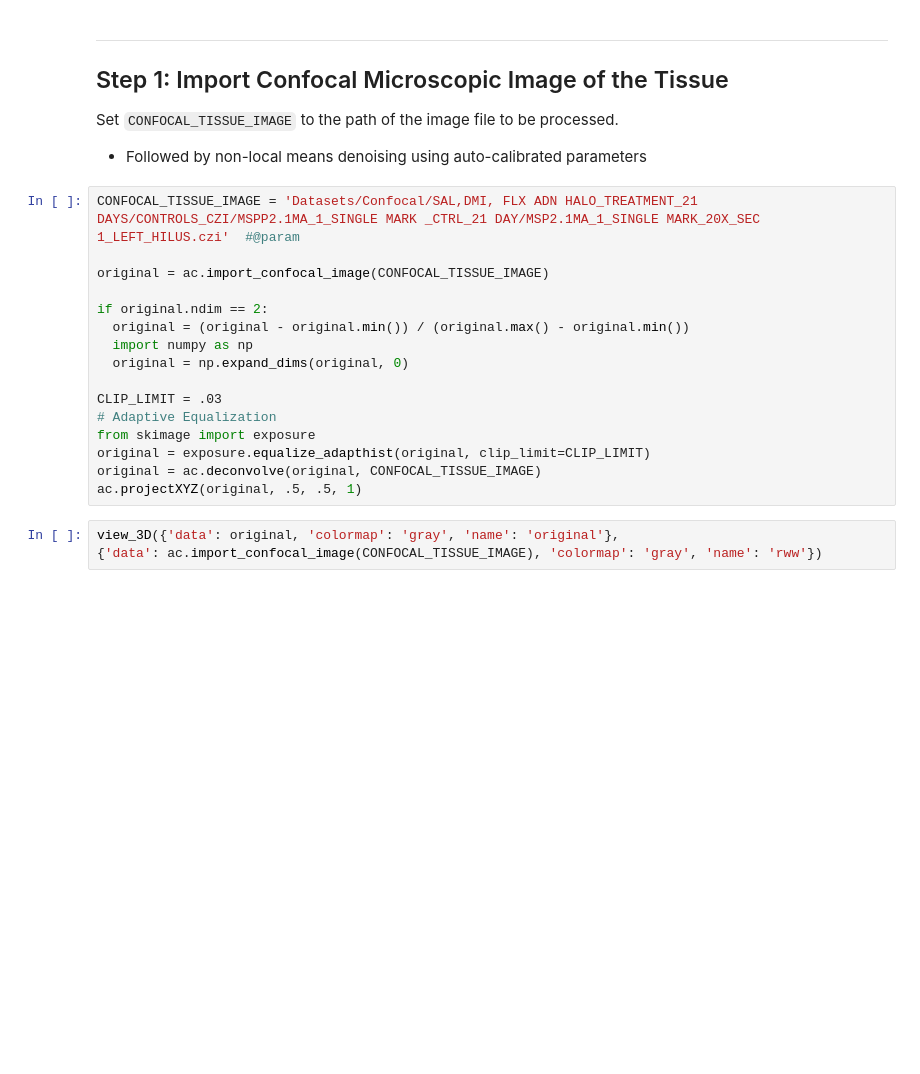
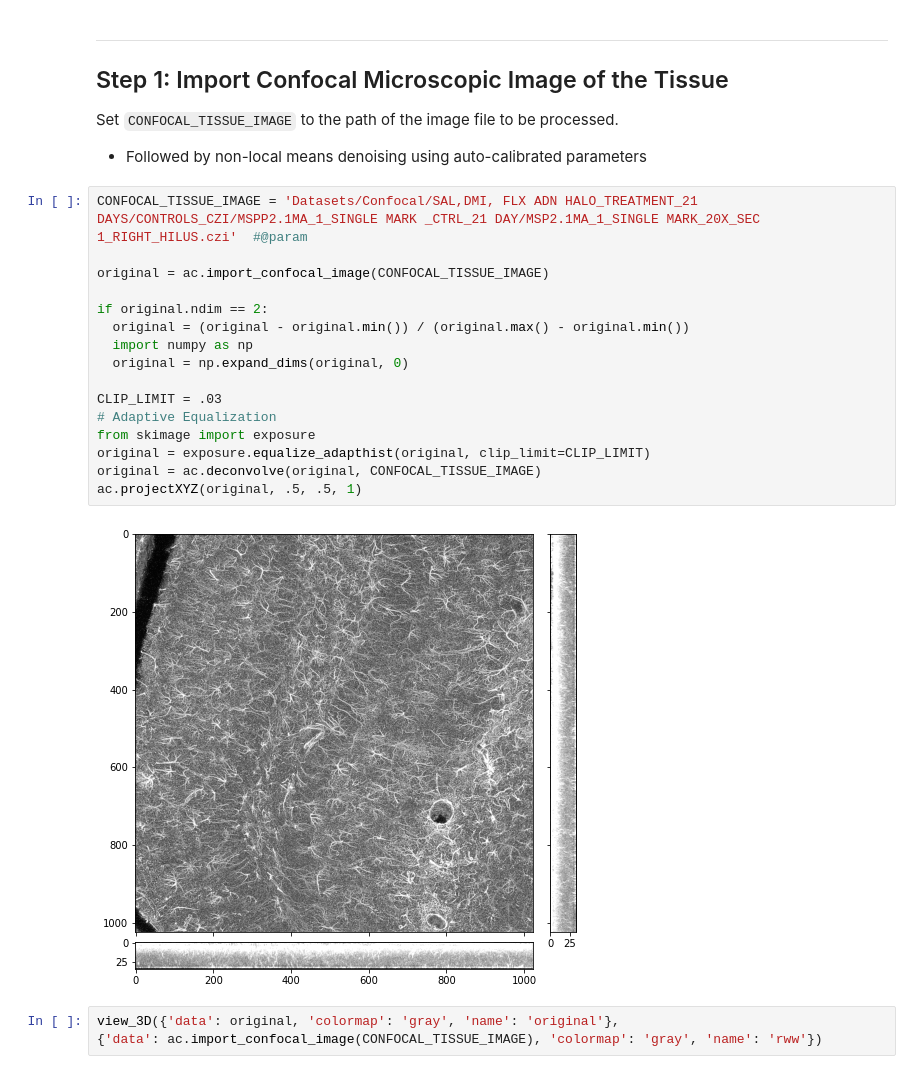
Before and after one commit to swanandlab/SMorph, a Jupyter notebook: autocrop.ipynb, the cells around one changed output. Saved outputs shown, nothing was run; the diff lists cells and outputs as text; blank space fills up the shorter version.

```diff
--- a/autocrop.ipynb
+++ b/autocrop.ipynb
@@ -45,21 +45,23 @@ def view_3D(*args):
 Set `CONFOCAL_TISSUE_IMAGE` to the path of the image file to be processed.
 - Followed by non-local means denoising using auto-calibrated parameters
 # %%
-CONFOCAL_TISSUE_IMAGE = 'Datasets/Confocal/SAL,DMI, FLX ADN HALO_TREATMENT_21 DAYS/CONTROLS_CZI/MSPP2.1MA_1_SINGLE MARK _CTRL_21 DAY/MSP2.1MA_1_SINGLE MARK_20X_SEC 1_LEFT_HILUS.czi'  #@param
+CONFOCAL_TISSUE_IMAGE = 'Datasets/Confocal/SAL,DMI, FLX ADN HALO_TREATMENT_21 DAYS/CONTROLS_CZI/MSPP2.1MA_1_SINGLE MARK _CTRL_21 DAY/MSP2.1MA_1_SINGLE MARK_20X_SEC 1_RIGHT_HILUS.czi'  #@param
 
 original = ac.import_confocal_image(CONFOCAL_TISSUE_IMAGE)
 
 if original.ndim == 2:
   original = (original - original.min()) / (original.max() - original.min())
   import numpy as np
   original = np.expand_dims(original, 0)
 
 CLIP_LIMIT = .03
 # Adaptive Equalization
 from skimage import exposure
 original = exposure.equalize_adapthist(original, clip_limit=CLIP_LIMIT)
 original = ac.deconvolve(original, CONFOCAL_TISSUE_IMAGE)
 ac.projectXYZ(original, .5, .5, 1)
+# %% [output]
+[figure, added]
 # %%
 view_3D({'data': original, 'colormap': 'gray', 'name': 'original'},
 {'data': ac.import_confocal_image(CONFOCAL_TISSUE_IMAGE), 'colormap': 'gray', 'name': 'rww'})
```
Also changed, not shown: parts of 22 cells of this notebook.
